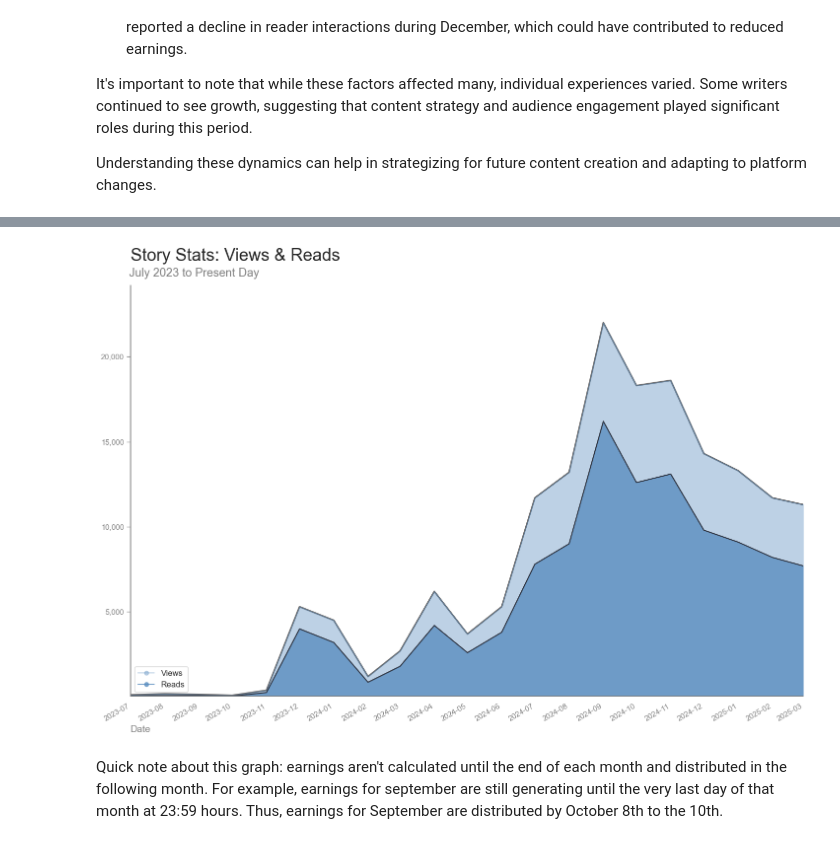
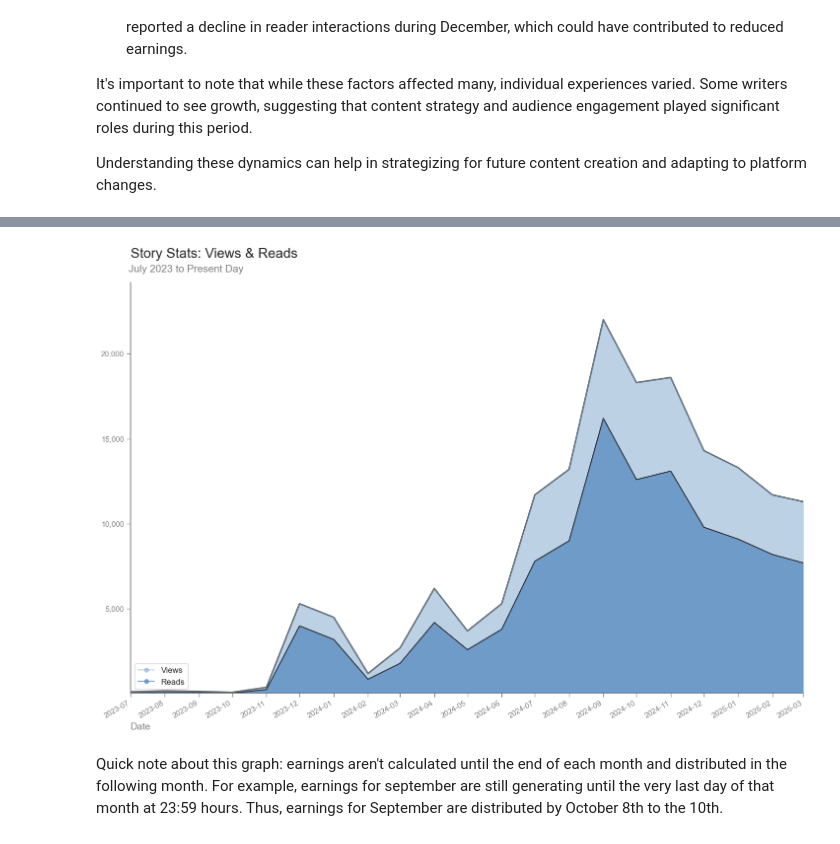
Before and after one commit to paul-trood/medium_earnings, a Jupyter notebook: 02_data_analysis.ipynb, the cells around one changed output, grey strips where cells are left out. Cells and saved outputs as stored; diff of their text form; code cells hidden in the pictures.

```diff
--- a/02_data_analysis.ipynb
+++ b/02_data_analysis.ipynb
@@ -699,36 +589,39 @@ plt.xlabel("Date")
 ax.set_ylabel("") # Clear the label for the first y-axis
 
 ax2.set_ylabel("")  # Clear the label for the second y-axis
 
 
 
-plt.title("Story Stats: Views & Reads", fontsize=25, loc="left", y=1.05)
-plt.suptitle("July 2023 to Present Day", y = 1, x = 0.26, size = 17, color = "grey")
+plt.title("Story Stats: Views & Reads", fontsize=20, loc="left", y=1.05)
+plt.suptitle("July 2023 to Present Day", y = 1, x = 0.251, size = 15, color = "grey")
 
 
 # Plot the second time series (READS)
 sns.lineplot(
     data=df_plot,
     x="date",
     y="reads",
     ax=ax2,
     color="#2b2f3b",
 )
 
 # Fill-between doesn’t auto-label, so add dummy lines for legend
 ax2.plot([], [], color="#5a8ec0", marker = "o", alpha=0.4, label="Views")
 ax2.plot([], [], color="#5a8ec0", marker="o", alpha=0.8, label="Reads")
 
 # Add legend
 ax2.legend(loc="lower left", fontsize=12)
 
 ax.set_xlabel("Date", fontsize=14, color="grey", loc="left")
 
+# Turn on the ticks for both x and y axes
+ax.tick_params(axis='both', which='both', bottom=True, left=True)
+
 ax.yaxis.set_major_formatter(StrMethodFormatter('{x:,.0f}'))
 
 plt.show()
 # %% [output]
-[figure, old version]
+[figure, new version]
 # %% [markdown]
 Quick note about this graph: earnings aren't calculated until the end of each month and distributed in the following month.
 For example, earnings for september are still generating until the very last day of that month at 23:59 hours.
```
Also changed, not shown: parts of 29 cells of this notebook, 4 other files.
